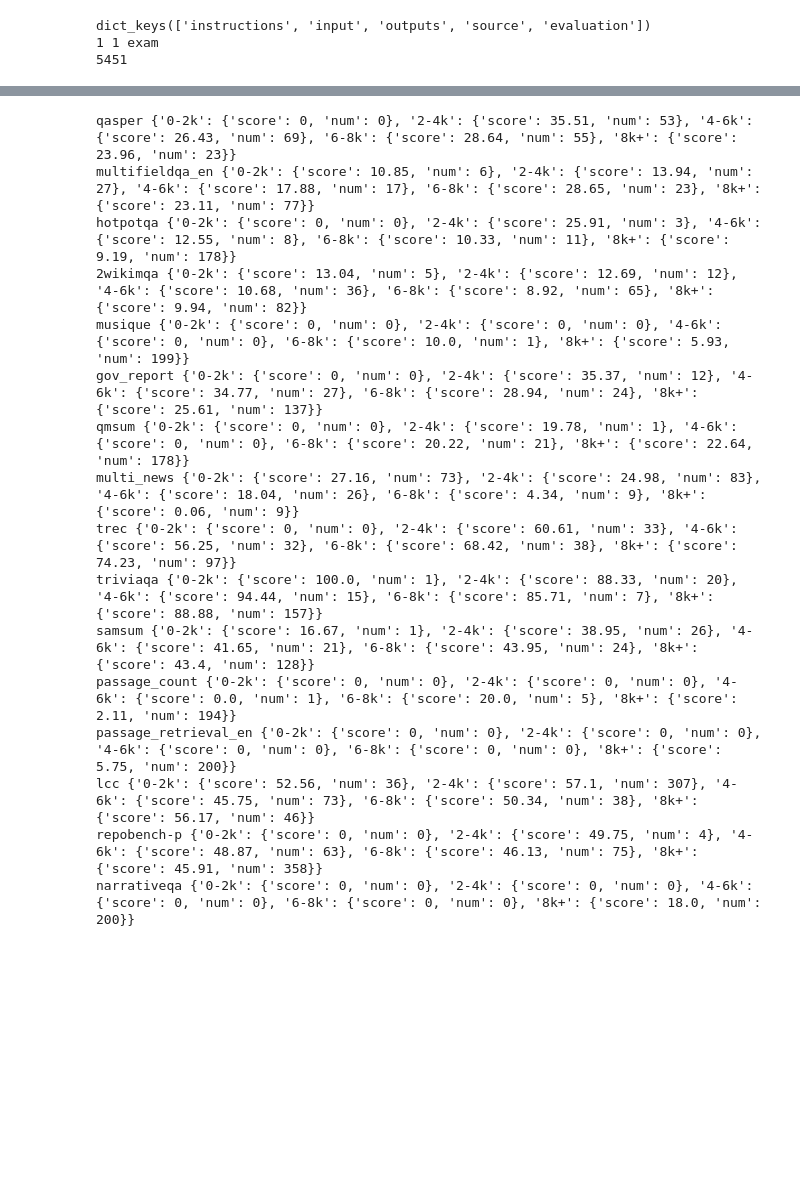
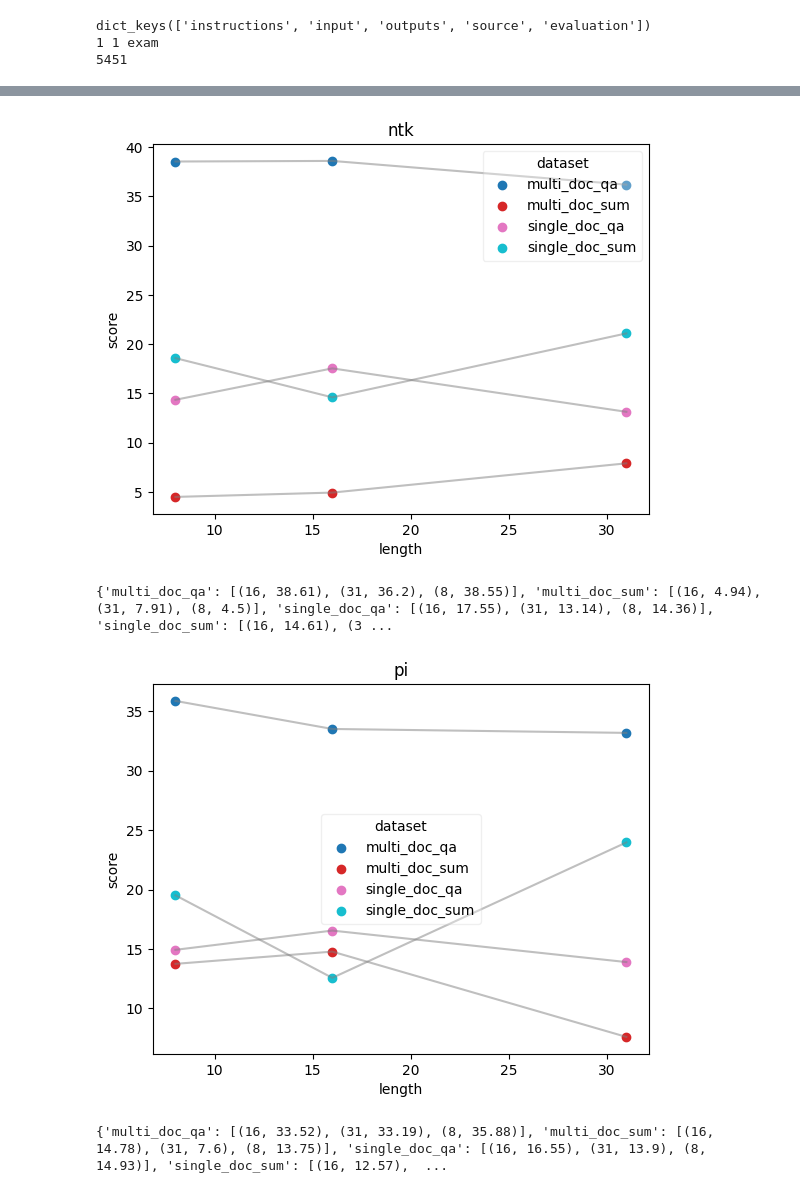
Before and after one commit to uservan/LCEG, a Jupyter notebook: analysis/dataset_analysis.ipynb, the cells around one changed output, grey strips where cells are left out. Drawn from its saved outputs; the diff is of its cells as text; code cells hidden in the pictures; blank space fills up the shorter version.

```diff
--- a/analysis/dataset_analysis.ipynb
+++ b/analysis/dataset_analysis.ipynb
@@ -32,3 +33,9 @@ for data in dataset:
 dict_keys(['instructions', 'input', 'outputs', 'source', 'evaluation'])
 1 1 exam
 5451
+# %%
+paths = {'ntk':'/users/PDS0352/wyang107/project/LCEG/longbench_pro/pred/llama2-7b-hf-slimpajama-ntk-32k/result.json',
+         'pi': '/users/PDS0352/wyang107/project/LCEG/longbench_pro/pred/llama2-7b-hf-slimpajama-pi-32k/result.json'}
+results = dict()
+for k,p in paths.items():
+    results[k] = json.load(open(p, 'r'))
@@ -35 +65,30 @@ dict_keys(['instructions', 'input', 'outputs', 'source', 'evaluation'])
+# %%
+from collections import defaultdict
+for model in results.keys():
+    draw_things = defaultdict(list)
+    for dataset,score in results[model].items():
+        name = dataset.split('_')
+        name, x = '_'.join(name[:-1]), int(name[-1])
+        draw_things[name].append((x, score))
+    draw_things = {key: draw_things[key] for key in sorted(draw_things)}
+    # 为每种类型生成不同的颜色
+    colors = plt.cm.get_cmap('tab10', len(draw_things.keys()))
+    for i, (dataset,scores) in enumerate(draw_things.items()):
+        scores = sorted(scores, key=lambda x: x[0])
+        x, y = [s_i[0] for s_i in scores], [s_i[1] for s_i in scores]
+        # 创建折线图
+        plt.plot(x, y, linestyle='-', color='gray', alpha=0.5)  # 绘制灰色折线
+        # 绘制每个点，并根据类型分配颜色
+        plt.scatter(x, y, color=colors(i), label=dataset)
+    plt.legend(loc='best', title="dataset", framealpha=0.3)
+    plt.title(model)
+    plt.xlabel("length")
+    plt.ylabel("score")
+    plt.show()
+    print(draw_things)
+# %% [output]
+[figure, added]
+{'multi_doc_qa': [(16, 38.61), (31, 36.2), (8, 38.55)], 'multi_doc_sum': [(16, 4.94), (31, 7.91), (8, 4.5)], 'single_doc_qa': [(16, 17.55), (31, 13.14), (8, 14.36)], 'single_doc_sum': [(16, 14.61), (3 ...
+[figure, added]
+{'multi_doc_qa': [(16, 33.52), (31, 33.19), (8, 35.88)], 'multi_doc_sum': [(16, 14.78), (31, 7.6), (8, 13.75)], 'single_doc_qa': [(16, 16.55), (31, 13.9), (8, 14.93)], 'single_doc_sum': [(16, 12.57),  ...
 # %%
@@ -41,20 +99,0 @@ for p in path:
-# %%
-for dataset in results[0].keys():
-    print(dataset, results[0][dataset])
-# %% [output]
-qasper {'0-2k': {'score': 0, 'num': 0}, '2-4k': {'score': 35.51, 'num': 53}, '4-6k': {'score': 26.43, 'num': 69}, '6-8k': {'score': 28.64, 'num': 55}, '8k+': {'score': 23.96, 'num': 23}}
-multifieldqa_en {'0-2k': {'score': 10.85, 'num': 6}, '2-4k': {'score': 13.94, 'num': 27}, '4-6k': {'score': 17.88, 'num': 17}, '6-8k': {'score': 28.65, 'num': 23}, '8k+': {'score': 23.11, 'num': 77}}
-hotpotqa {'0-2k': {'score': 0, 'num': 0}, '2-4k': {'score': 25.91, 'num': 3}, '4-6k': {'score': 12.55, 'num': 8}, '6-8k': {'score': 10.33, 'num': 11}, '8k+': {'score': 9.19, 'num': 178}}
-2wikimqa {'0-2k': {'score': 13.04, 'num': 5}, '2-4k': {'score': 12.69, 'num': 12}, '4-6k': {'score': 10.68, 'num': 36}, '6-8k': {'score': 8.92, 'num': 65}, '8k+': {'score': 9.94, 'num': 82}}
-musique {'0-2k': {'score': 0, 'num': 0}, '2-4k': {'score': 0, 'num': 0}, '4-6k': {'score': 0, 'num': 0}, '6-8k': {'score': 10.0, 'num': 1}, '8k+': {'score': 5.93, 'num': 199}}
-gov_report {'0-2k': {'score': 0, 'num': 0}, '2-4k': {'score': 35.37, 'num': 12}, '4-6k': {'score': 34.77, 'num': 27}, '6-8k': {'score': 28.94, 'num': 24}, '8k+': {'score': 25.61, 'num': 137}}
-qmsum {'0-2k': {'score': 0, 'num': 0}, '2-4k': {'score': 19.78, 'num': 1}, '4-6k': {'score': 0, 'num': 0}, '6-8k': {'score': 20.22, 'num': 21}, '8k+': {'score': 22.64, 'num': 178}}
-multi_news {'0-2k': {'score': 27.16, 'num': 73}, '2-4k': {'score': 24.98, 'num': 83}, '4-6k': {'score': 18.04, 'num': 26}, '6-8k': {'score': 4.34, 'num': 9}, '8k+': {'score': 0.06, 'num': 9}}
-trec {'0-2k': {'score': 0, 'num': 0}, '2-4k': {'score': 60.61, 'num': 33}, '4-6k': {'score': 56.25, 'num': 32}, '6-8k': {'score': 68.42, 'num': 38}, '8k+': {'score': 74.23, 'num': 97}}
-triviaqa {'0-2k': {'score': 100.0, 'num': 1}, '2-4k': {'score': 88.33, 'num': 20}, '4-6k': {'score': 94.44, 'num': 15}, '6-8k': {'score': 85.71, 'num': 7}, '8k+': {'score': 88.88, 'num': 157}}
-samsum {'0-2k': {'score': 16.67, 'num': 1}, '2-4k': {'score': 38.95, 'num': 26}, '4-6k': {'score': 41.65, 'num': 21}, '6-8k': {'score': 43.95, 'num': 24}, '8k+': {'score': 43.4, 'num': 128}}
-passage_count {'0-2k': {'score': 0, 'num': 0}, '2-4k': {'score': 0, 'num': 0}, '4-6k': {'score': 0.0, 'num': 1}, '6-8k': {'score': 20.0, 'num': 5}, '8k+': {'score': 2.11, 'num': 194}}
-passage_retrieval_en {'0-2k': {'score': 0, 'num': 0}, '2-4k': {'score': 0, 'num': 0}, '4-6k': {'score': 0, 'num': 0}, '6-8k': {'score': 0, 'num': 0}, '8k+': {'score': 5.75, 'num': 200}}
-lcc {'0-2k': {'score': 52.56, 'num': 36}, '2-4k': {'score': 57.1, 'num': 307}, '4-6k': {'score': 45.75, 'num': 73}, '6-8k': {'score': 50.34, 'num': 38}, '8k+': {'score': 56.17, 'num': 46}}
-repobench-p {'0-2k': {'score': 0, 'num': 0}, '2-4k': {'score': 49.75, 'num': 4}, '4-6k': {'score': 48.87, 'num': 63}, '6-8k': {'score': 46.13, 'num': 75}, '8k+': {'score': 45.91, 'num': 358}}
-narrativeqa {'0-2k': {'score': 0, 'num': 0}, '2-4k': {'score': 0, 'num': 0}, '4-6k': {'score': 0, 'num': 0}, '6-8k': {'score': 0, 'num': 0}, '8k+': {'score': 18.0, 'num': 200}}
```
Also changed, not shown: parts of 6 cells of this notebook, 53 other files.
